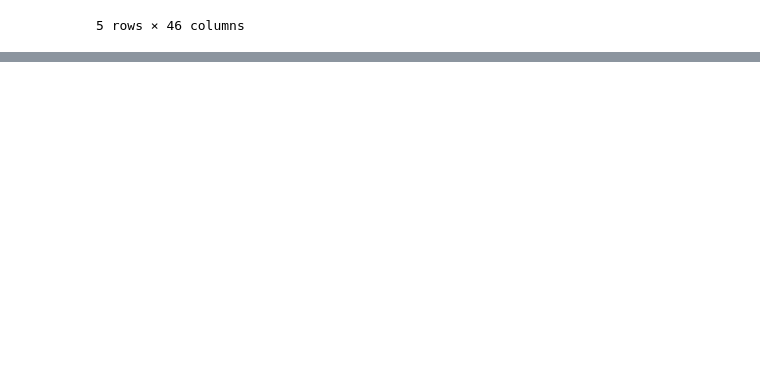
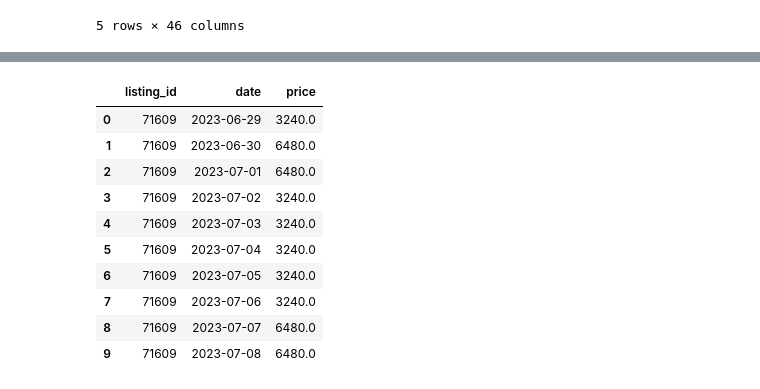
Before and after one commit to ownEyes/Rental-Recommendation-System-in-Singapore, a Jupyter notebook: notebooks/5002_data.ipynb, the cells around one changed output, grey strips where cells are left out. Saved outputs shown, nothing was run; the diff lists cells and outputs as text; code cells hidden in the pictures; blank space fills up the shorter version.

```diff
--- a/notebooks/5002_data.ipynb
+++ b/notebooks/5002_data.ipynb
@@ -658,0 +675,25 @@ result_df.to_csv('./dataSource/mrt.csv')
+# %%
+listing_calendar['price'] = listing_calendar['price'].str.replace('$', '', regex=False)
+
+# 去掉千位分隔符
+listing_calendar['price'] = listing_calendar['price'].str.replace(',', '', regex=False)
+
+# 转换为数值类型，此时如果有无法转换的字符串将会被转换为NaN
+listing_calendar['price'] = pd.to_numeric(listing_calendar['price'], errors='coerce')
+listing_calendar=listing_calendar.dropna()
+listing_calendar=listing_calendar.drop(columns=['available', 'adjusted_price','minimum_nights','maximum_nights'])
+listing_calendar = listing_calendar[listing_calendar['date'] <= '2023-10-31']
+listing_calendar['price']=listing_calendar['price']*30
+listing_calendar.head(10)
+# %% [output]
+|  | listing_id | date | price |
+| 0 | 71609 | 2023-06-29 | 3240.0 |
+| 1 | 71609 | 2023-06-30 | 6480.0 |
+| 2 | 71609 | 2023-07-01 | 6480.0 |
+| 3 | 71609 | 2023-07-02 | 3240.0 |
+| 4 | 71609 | 2023-07-03 | 3240.0 |
+| 5 | 71609 | 2023-07-04 | 3240.0 |
+| 6 | 71609 | 2023-07-05 | 3240.0 |
+| 7 | 71609 | 2023-07-06 | 3240.0 |
+| 8 | 71609 | 2023-07-07 | 6480.0 |
+| 9 | 71609 | 2023-07-08 | 6480.0 |
```
Also changed, not shown: parts of 5 cells of this notebook, 33 other files.
